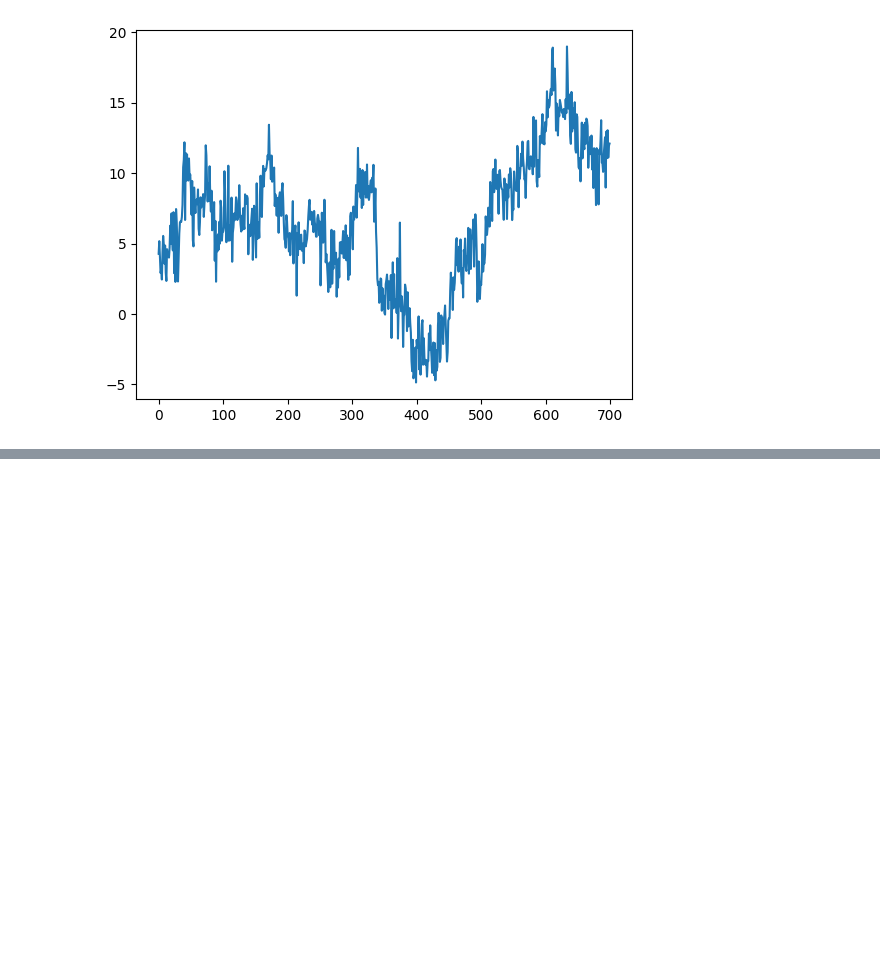
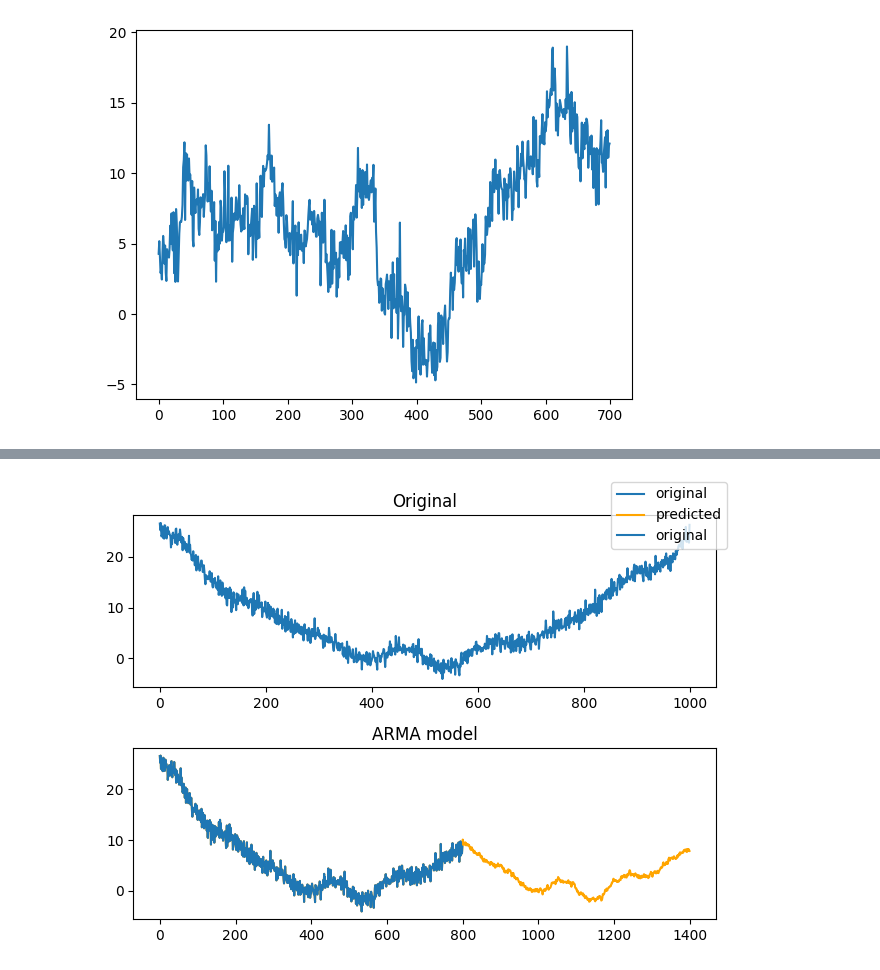
Before and after one commit to lowLevelGod/Procesarea-Semnalelor, a Jupyter notebook: Lab9/lab9.ipynb, the cells around one changed output, grey strips where cells are left out. Saved outputs shown, nothing was run; the diff lists cells and outputs as text; code cells hidden in the pictures; blank space fills up the shorter version.

```diff
--- a/Lab9/lab9.ipynb
+++ b/Lab9/lab9.ipynb
@@ -80,0 +154,20 @@ plt.show()
+# %%
+from statsmodels.tsa.arima.model import ARIMA
+
+model = ARIMA(trainSignal, order=(2, 0, 2))
+results = model.fit()
+predictions = results.predict(len(testSignal))
+
+fig, axs = plt.subplots(2)
+axs[0].plot(signal, label="original")
+axs[0].set_title("Original")
+axs[1].plot(np.concatenate((trainSignal, predictions)), label="predicted", color="orange")
+axs[1].plot(trainSignal, label="original")
+axs[1].set_title("ARMA model")
+
+fig.legend()
+fig.tight_layout()
+fig.savefig("ex4_library_arma.pdf")
+fig.show()
+# %% [output]
+[figure, added]
```
Also changed, not shown: parts of 2 cells of this notebook, 5 other files.
